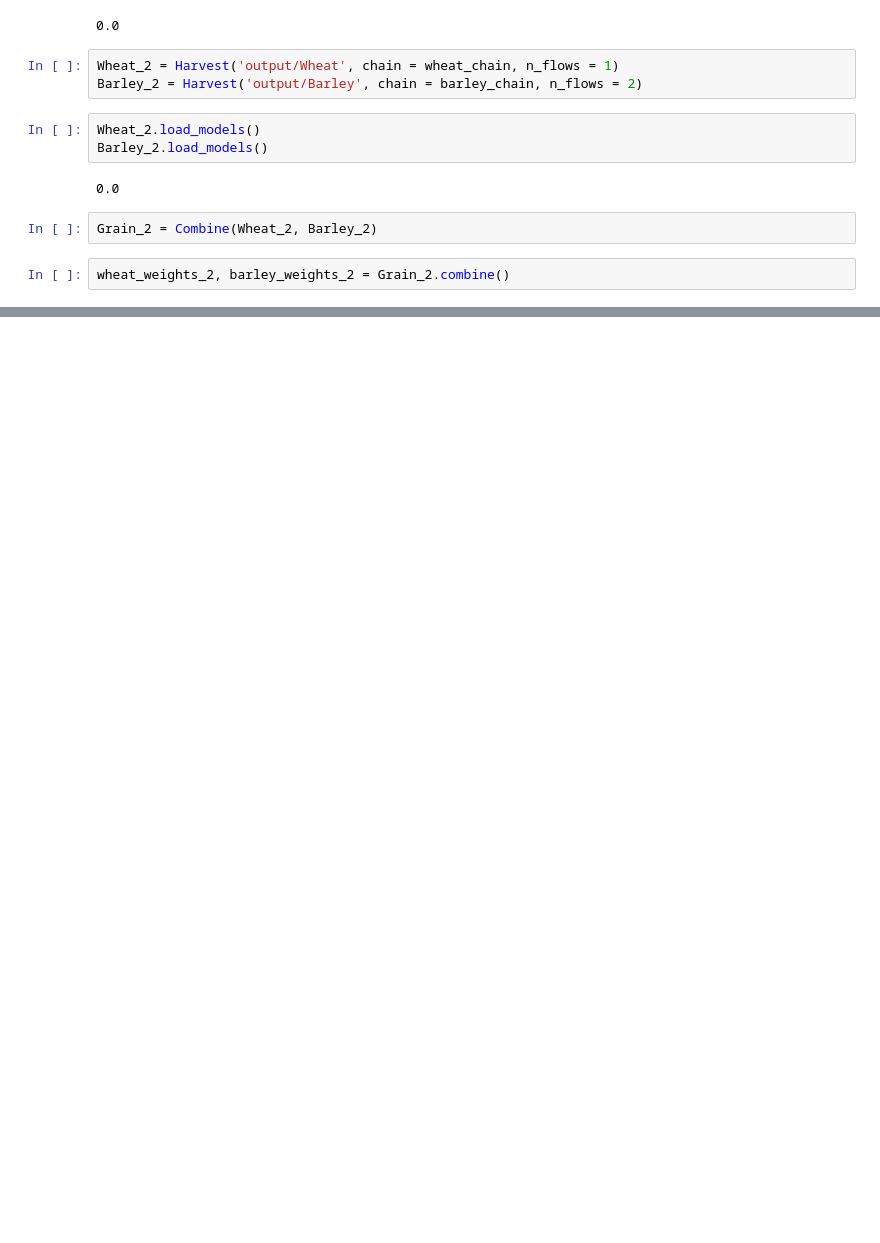
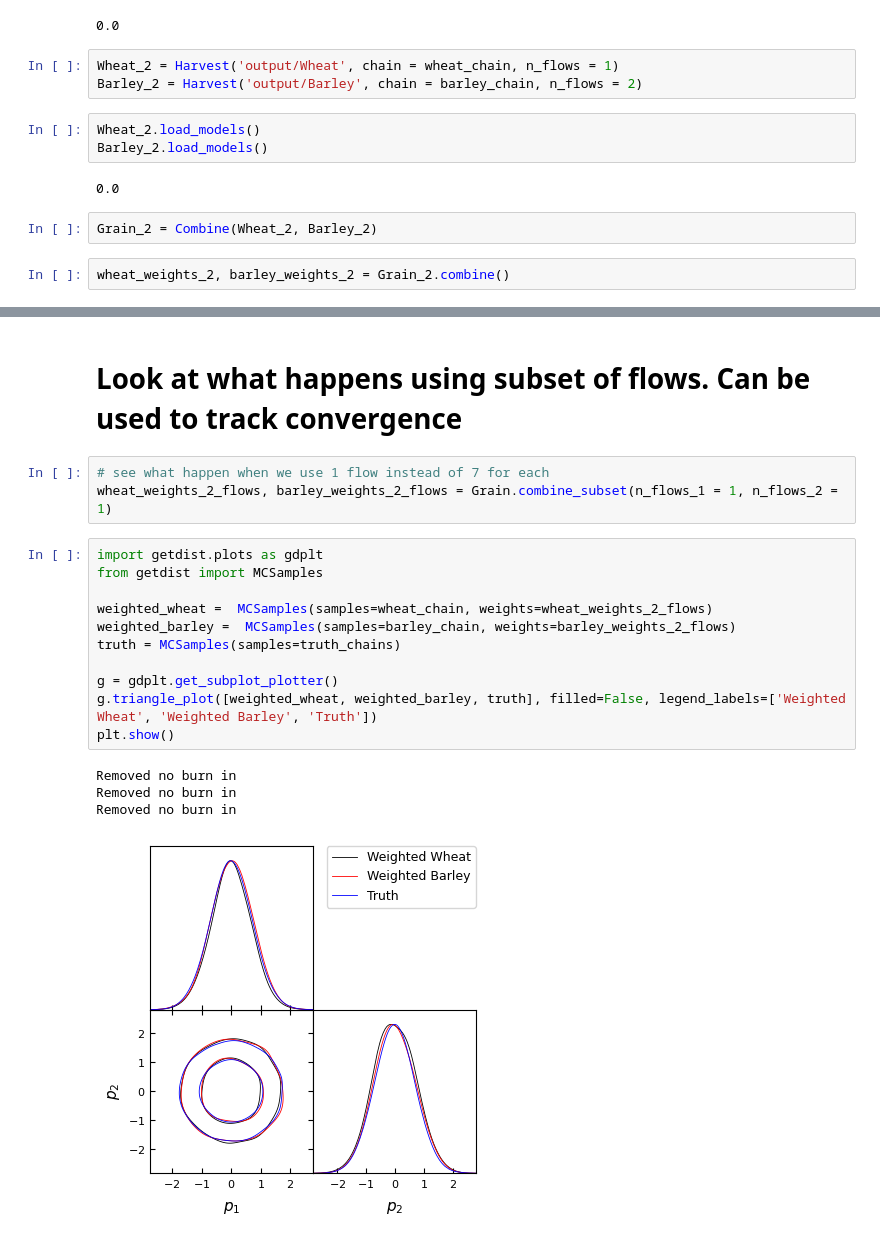
Before and after one commit to pltaylor16/CombineHarvesterFlow, a Jupyter notebook: demos/Gaussian_demo.ipynb, the cells around one changed output, grey strips where cells are left out. Drawn from its saved outputs; the diff is of its cells as text; blank space fills up the shorter version.

Commit message:
updated the convergence part of the code

```diff
--- a/demos/Gaussian_demo.ipynb
+++ b/demos/Gaussian_demo.ipynb
@@ -91,0 +92,21 @@ Removed no burn in
+# %% [markdown]
+# Look at what happens using subset of flows. Can be used to track convergence
+# %%
+# see what happen when we use 1 flow instead of 7 for each
+wheat_weights_2_flows, barley_weights_2_flows = Grain.combine_subset(n_flows_1 = 1, n_flows_2 = 1)
+# %%
+import getdist.plots as gdplt
+from getdist import MCSamples
+
+weighted_wheat =  MCSamples(samples=wheat_chain, weights=wheat_weights_2_flows)
+weighted_barley =  MCSamples(samples=barley_chain, weights=barley_weights_2_flows)
+truth = MCSamples(samples=truth_chains)
+
+g = gdplt.get_subplot_plotter()
+g.triangle_plot([weighted_wheat, weighted_barley, truth], filled=False, legend_labels=['Weighted Wheat', 'Weighted Barley', 'Truth'])
+plt.show()
+# %% [output]
+Removed no burn in
+Removed no burn in
+Removed no burn in
+[figure, added]
```
Also changed, not shown: parts of 3 cells of this notebook, 1 other file.
